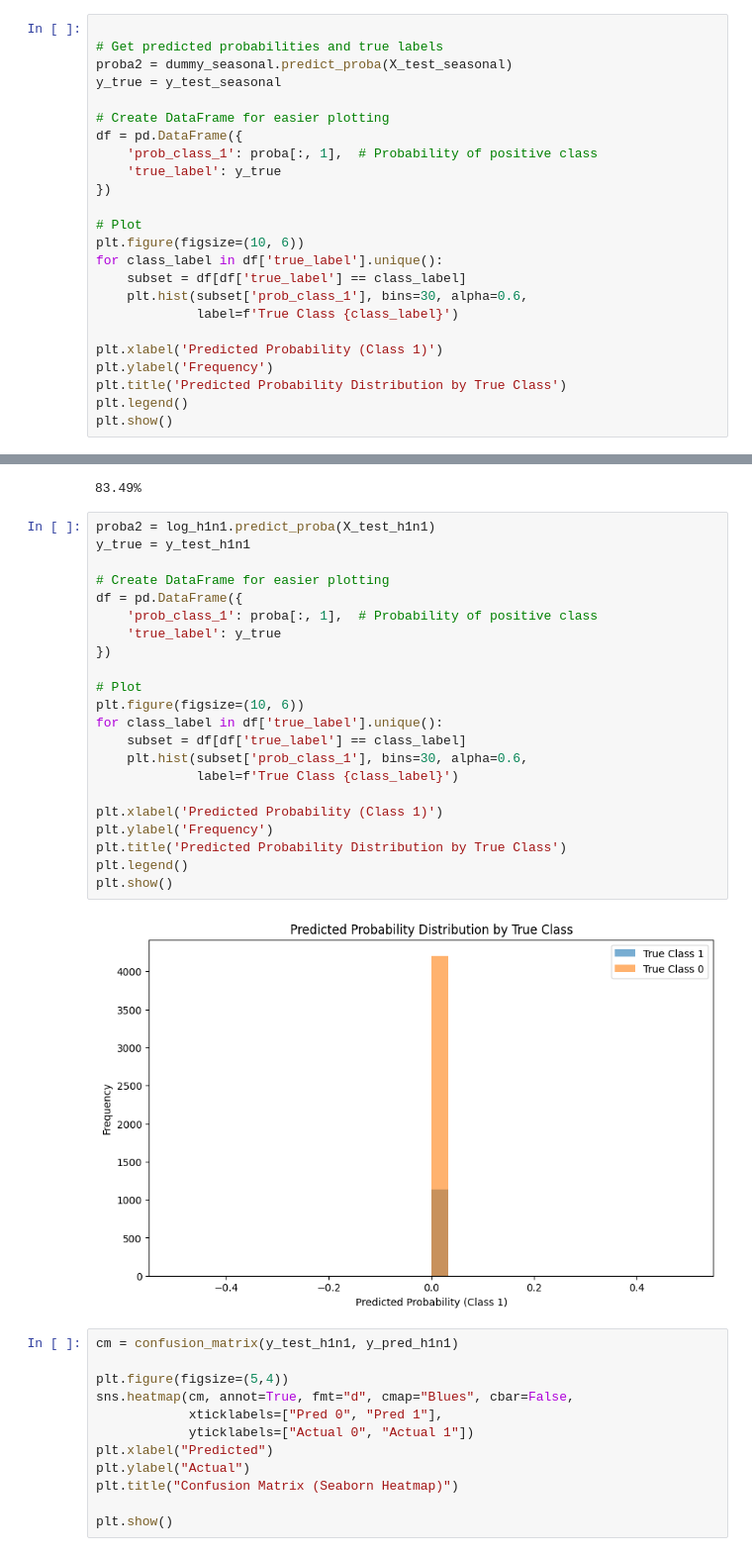
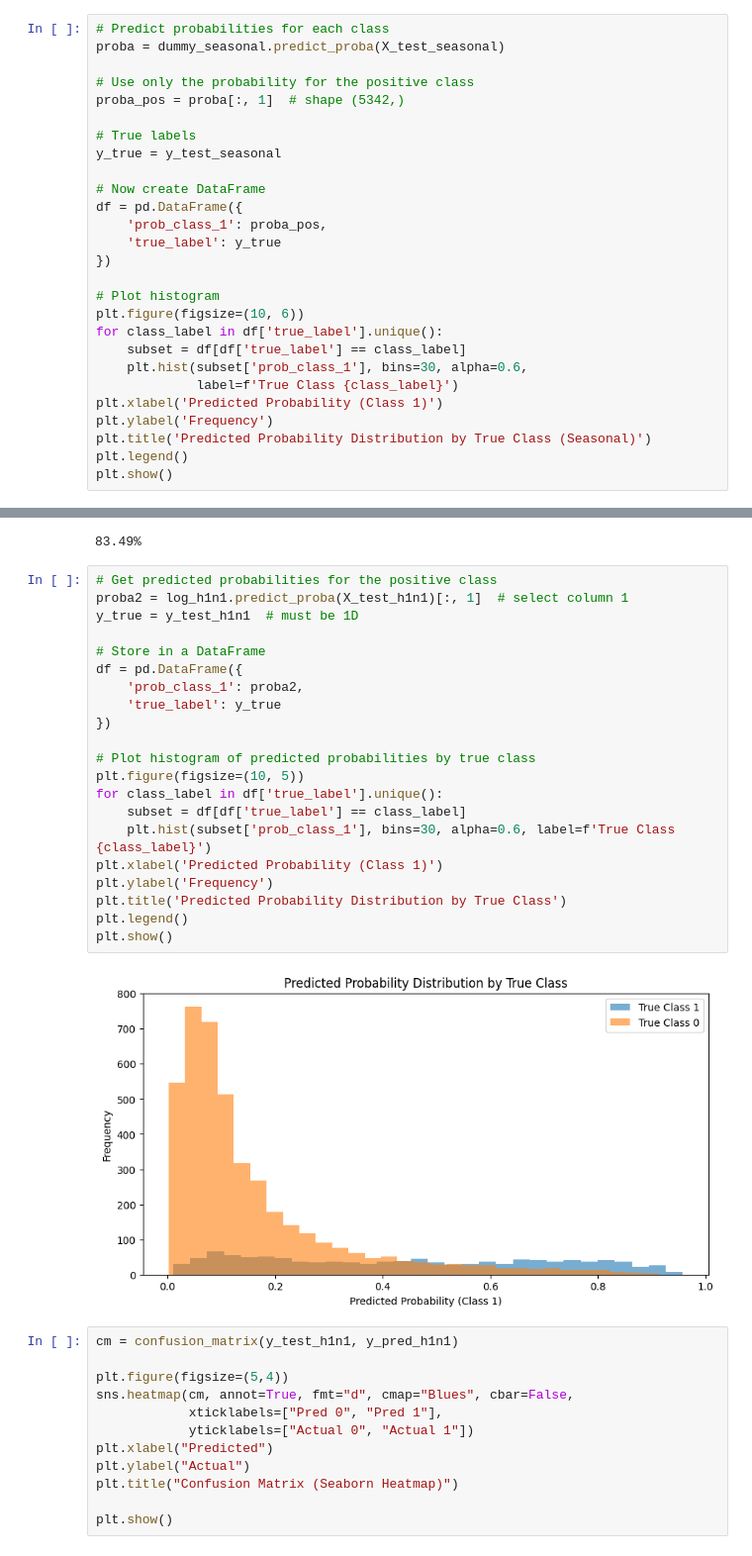
Before and after one commit to conquest-rgb/Flu-shot-learning, a Jupyter notebook: notebooks/Modeling.ipynb, the cells around one changed output, grey strips where cells are left out. Shown at 99% size. Saved outputs shown, nothing was run; the diff lists cells and outputs as text.

```diff
--- a/notebooks/Modeling.ipynb
+++ b/notebooks/Modeling.ipynb
@@ -175,27 +198,30 @@ print(accuracy)
 # %% [output]
 53.44
 # %%
+# Predict probabilities for each class
+proba = dummy_seasonal.predict_proba(X_test_seasonal)
 
-# Get predicted probabilities and true labels
-proba2 = dummy_seasonal.predict_proba(X_test_seasonal)
+# Use only the probability for the positive class
+proba_pos = proba[:, 1]  # shape (5342,)
+
+# True labels
 y_true = y_test_seasonal
 
-# Create DataFrame for easier plotting
+# Now create DataFrame
 df = pd.DataFrame({
-    'prob_class_1': proba[:, 1],  # Probability of positive class
+    'prob_class_1': proba_pos,
     'true_label': y_true
 })
 
-# Plot
+# Plot histogram
 plt.figure(figsize=(10, 6))
 for class_label in df['true_label'].unique():
     subset = df[df['true_label'] == class_label]
     plt.hist(subset['prob_class_1'], bins=30, alpha=0.6,
              label=f'True Class {class_label}')
-
 plt.xlabel('Predicted Probability (Class 1)')
 plt.ylabel('Frequency')
-plt.title('Predicted Probability Distribution by True Class')
+plt.title('Predicted Probability Distribution by True Class (Seasonal)')
 plt.legend()
 plt.show()
 # %% [output]
@@ -236,29 +280,28 @@ print(accuracy)
 # %% [output]
 83.49%
 # %%
-proba2 = log_h1n1.predict_proba(X_test_h1n1)
-y_true = y_test_h1n1
+# Get predicted probabilities for the positive class
+proba2 = log_h1n1.predict_proba(X_test_h1n1)[:, 1]  # select column 1
+y_true = y_test_h1n1  # must be 1D
 
-# Create DataFrame for easier plotting
+# Store in a DataFrame
 df = pd.DataFrame({
-    'prob_class_1': proba[:, 1],  # Probability of positive class
+    'prob_class_1': proba2,
     'true_label': y_true
 })
 
-# Plot
-plt.figure(figsize=(10, 6))
+# Plot histogram of predicted probabilities by true class
+plt.figure(figsize=(10, 5))
 for class_label in df['true_label'].unique():
     subset = df[df['true_label'] == class_label]
-    plt.hist(subset['prob_class_1'], bins=30, alpha=0.6,
-             label=f'True Class {class_label}')
-
+    plt.hist(subset['prob_class_1'], bins=30, alpha=0.6, label=f'True Class {class_label}')
 plt.xlabel('Predicted Probability (Class 1)')
 plt.ylabel('Frequency')
 plt.title('Predicted Probability Distribution by True Class')
 plt.legend()
 plt.show()
 # %% [output]
-[figure, old version]
+[figure, new version]
 # %%
 cm = confusion_matrix(y_test_h1n1, y_pred_h1n1)
 
```
Also changed, not shown: parts of 60 cells of this notebook, 2 other files.
